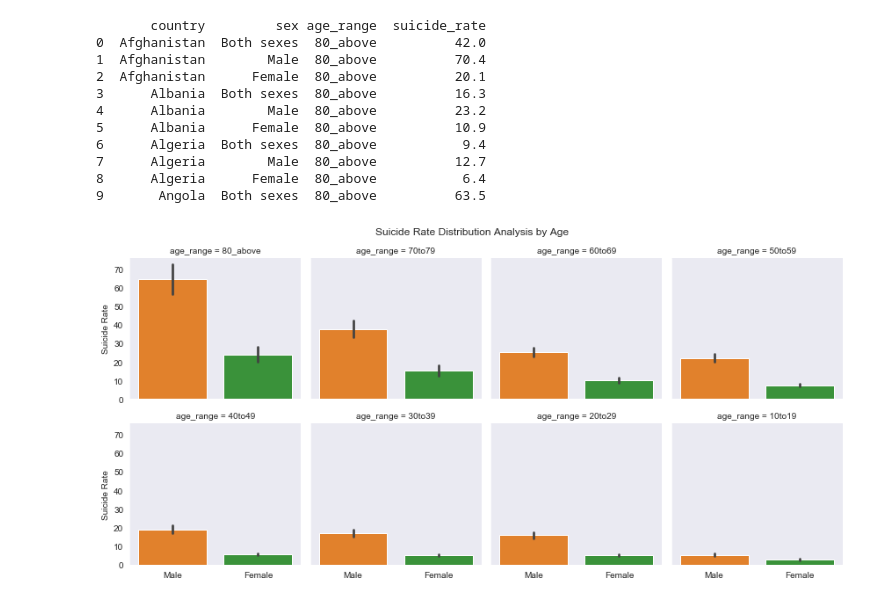
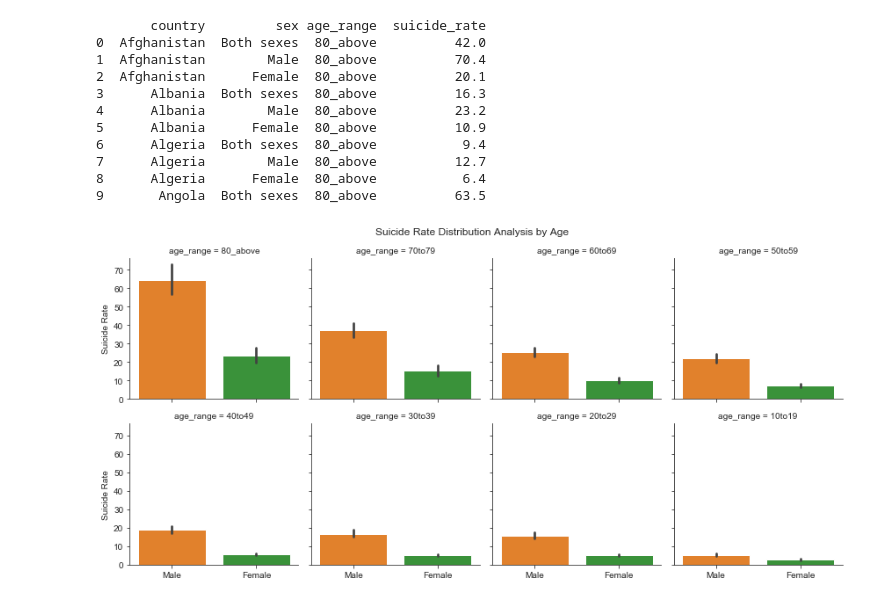
Before and after one commit to mdsi-dsp-at2/eTe-analysis, a Jupyter notebook: analysis/1/suicide_rate_distribution_analysis_by_age.ipynb, the cells around one changed output. Drawn from its saved outputs; the diff is of its cells as text; code cells hidden in the pictures.

Commit message:
Rephrase the plot title
Change seaborn style to ticks from dark

```diff
--- a/analysis/1/suicide_rate_distribution_analysis_by_age.ipynb
+++ b/analysis/1/suicide_rate_distribution_analysis_by_age.ipynb
@@ -39,17 +39,17 @@ print(suicide_rate_dataframe.head(10))
 # %%
 # ========= Plotting  =========
 # Plotting is to visualise the suicide rate distribution in FacetGrid
-sns.set_style("dark")
+sns.set_style("ticks")
 
 p = sns.FacetGrid(suicide_rate_dataframe, hue="sex", col="age_range", col_wrap=4)
 p.map(sns.barplot,"sex", "suicide_rate", order=["Male", "Female"])
 
 p.set_axis_labels("", "Suicide Rate")
 
 # This is to adjust the axis and display the main title
 # without it, seaborn's facet titles and the main title are overlapped
 plt.subplots_adjust(top=0.9)
 p.fig.suptitle("Suicide Rate Distribution Analysis by Age")
 plt.show()
 # %% [output]
-[figure, old version]
+[figure, new version]
```
Also changed, not shown: 2 other files.
